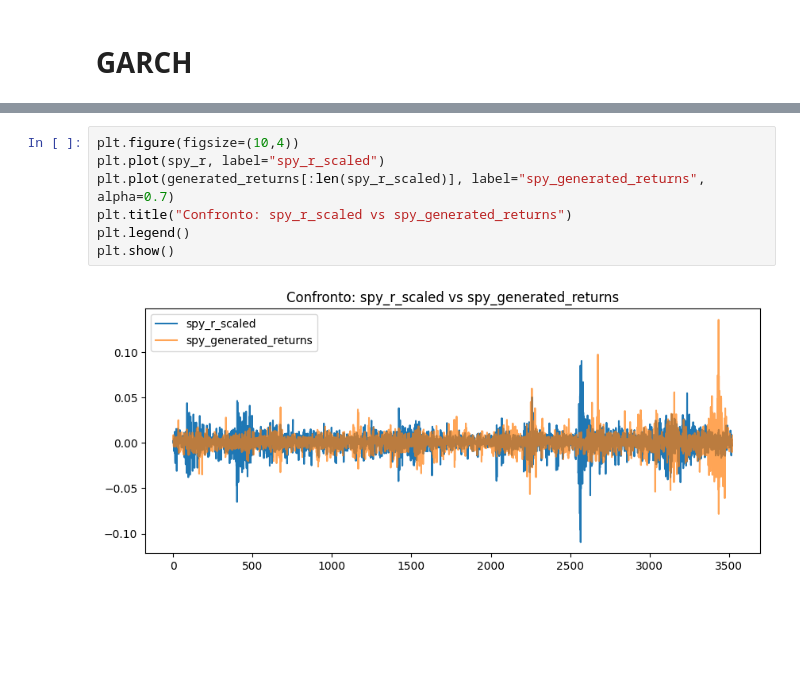
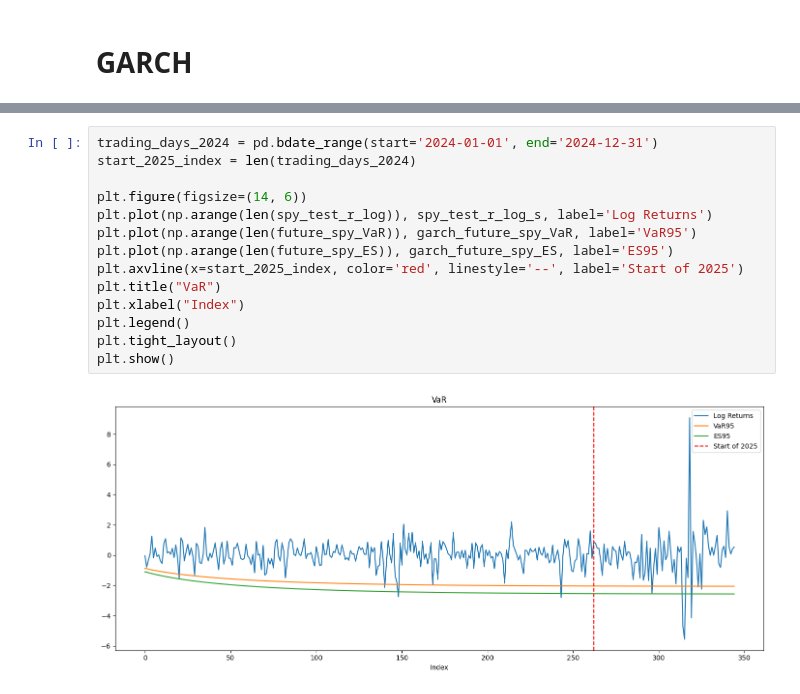
Before and after one commit to Lukirby/Stress-Testing-a-Markowitz-Portfolio, a Jupyter notebook: luca.ipynb, the cells around one changed output, grey strips where cells are left out. Cells and saved outputs as stored; diff of their text form; blank space fills up the shorter version.

```diff
--- a/luca.ipynb
+++ b/luca.ipynb
@@ -405,9 +468,16 @@ plt.show()
-# %%
-plt.figure(figsize=(10,4))
-plt.plot(spy_r, label="spy_r_scaled")
-plt.plot(generated_returns[:len(spy_r_scaled)], label="spy_generated_returns", alpha=0.7)
-plt.title("Confronto: spy_r_scaled vs spy_generated_returns")
-plt.legend()
-plt.show()
-# %% [output]
-[figure, removed]
+# %%
+trading_days_2024 = pd.bdate_range(start='2024-01-01', end='2024-12-31')
+start_2025_index = len(trading_days_2024)
+
+plt.figure(figsize=(14, 6))
+plt.plot(np.arange(len(spy_test_r_log)), spy_test_r_log_s, label='Log Returns')
+plt.plot(np.arange(len(future_spy_VaR)), garch_future_spy_VaR, label='VaR95')
+plt.plot(np.arange(len(future_spy_ES)), garch_future_spy_ES, label='ES95')
+plt.axvline(x=start_2025_index, color='red', linestyle='--', label='Start of 2025')
+plt.title("VaR")
+plt.xlabel("Index")
+plt.legend()
+plt.tight_layout()
+plt.show()
+# %% [output]
+[figure, added]
```
Also changed, not shown: parts of 38 cells of this notebook.
